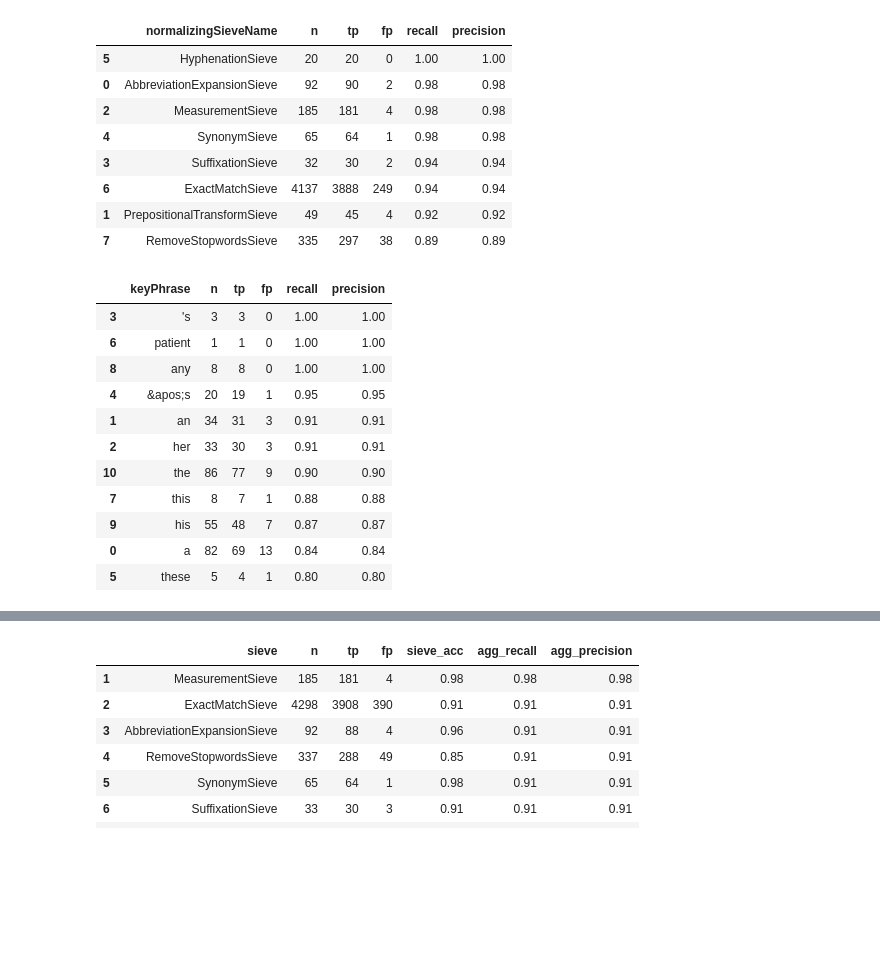
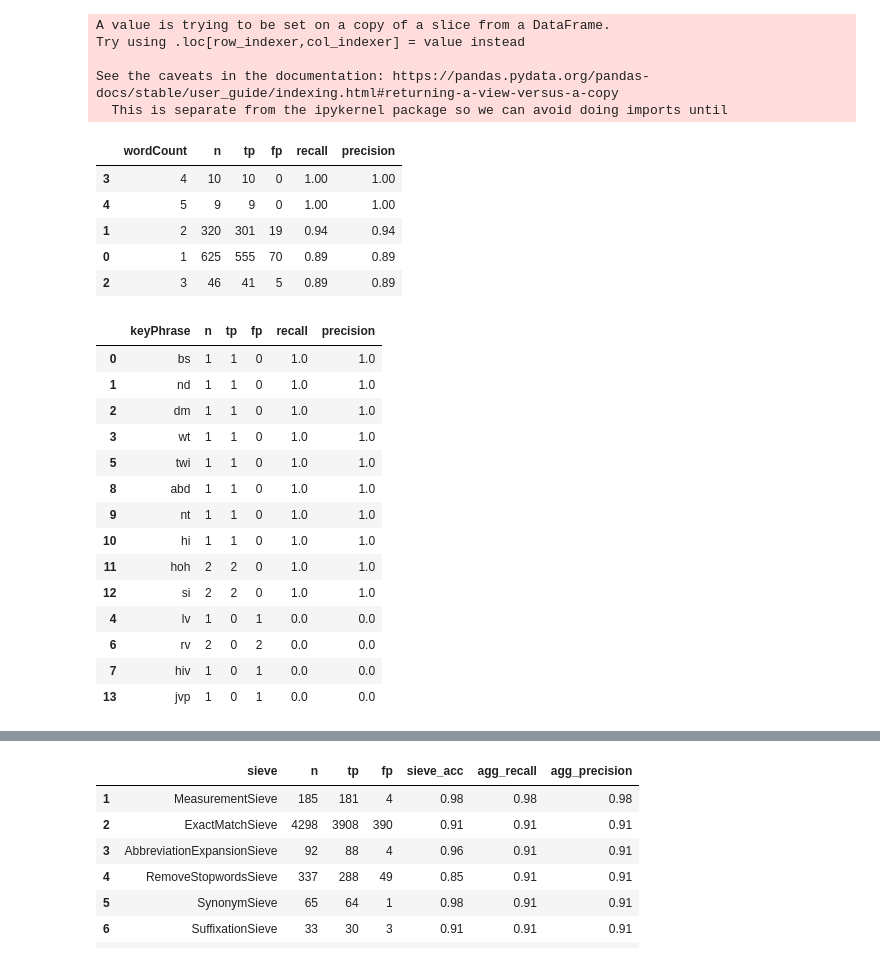
Before and after one commit to etfrenchvcu/disorder-normalizer, a Jupyter notebook: scripts/evaluate.ipynb, the cells around one changed output, grey strips where cells are left out. Drawn from its saved outputs; the diff is of its cells as text; code cells hidden in the pictures; blank space fills up the shorter version.

```diff
--- a/scripts/evaluate.ipynb
+++ b/scripts/evaluate.ipynb
@@ -116,8 +116,8 @@ def getAmbiguous(df):
 # %%
 %%time
 # Setup: Load terminology into dictionary, train, test, and results
-dataset = 'n2c2'
-cuiName, nameCui = readTerminology(f'../resources/{dataset}_terminology.txt')
+dataset = 'CUILESS2016'
+cuiName, nameCui = readTerminology(f'../resources/n2c2_terminology.txt')
 # train = readAnnotations(f'../{dataset}-data/train')
 # test = readAnnotations(f'../{dataset}-data/test')
 results = pd.read_csv(f'../{dataset}-data/output/results.txt',sep='\t')
@@ -138,4 +138,5 @@ analysis = analysis.assign(goldTypes=[cuiType[c] if c in cuiType else ['Missing'
 # assert len(analysis[(analysis.goldCui != 'CUI-less') & analysis.goldTypes=='Missing'])==0, 'Gold CUI missing ST'
 # assert len(analysis[analysis.goldNames=='Missing'])==0, 'Gold names missing'
 # assert len(analysis[analysis.goldTypes=='Missing'])==0, 'Gold types missing'
+sieveResults(results)
 # %% [output]
@@ -143,34 +154,42 @@ Wall time: 8.4 s
 # %%
 # Stratify performance by column
 normalized = analysis[analysis.normalized]
+normalized['wordCount'] = [len(x.split()) for x in normalized.name]
 stratifyByCol(normalized, 'normalizingSource')
 stratifyByCol(normalized, 'normalizingSieveName')
+stratifyByCol(normalized, 'wordCount')
 # stratifyByCols(normalized, ['normalizingSource','normalizingSieveName'])
 # display(stratifyByCols(normalized, ['predTypes','goldTypes']))
 # stratifyByCol(analysis, 'predTypes', asc=True)
 # stratifyByCol(analysis, 'goldTypes', asc=True)
 # %% [output]
+A value is trying to be set on a copy of a slice from a DataFrame.
+Try using .loc[row_indexer,col_indexer] = value instead
+
+See the caveats in the documentation: https://pandas.pydata.org/pandas-docs/stable/user_guide/indexing.html#returning-a-view-versus-a-copy
+  This is separate from the ipykernel package so we can avoid doing imports until
-|  | normalizingSieveName | n | tp | fp | recall | precision |
-| 5 | HyphenationSieve | 20 | 20 | 0 | 1.00 | 1.00 |
-| 0 | AbbreviationExpansionSieve | 92 | 90 | 2 | 0.98 | 0.98 |
-| 2 | MeasurementSieve | 185 | 181 | 4 | 0.98 | 0.98 |
-| 4 | SynonymSieve | 65 | 64 | 1 | 0.98 | 0.98 |
-| 3 | SuffixationSieve | 32 | 30 | 2 | 0.94 | 0.94 |
-| 6 | ExactMatchSieve | 4137 | 3888 | 249 | 0.94 | 0.94 |
-| 1 | PrepositionalTransformSieve | 49 | 45 | 4 | 0.92 | 0.92 |
-| 7 | RemoveStopwordsSieve | 335 | 297 | 38 | 0.89 | 0.89 |
+|  | wordCount | n | tp | fp | recall | precision |
+| 3 | 4 | 10 | 10 | 0 | 1.00 | 1.00 |
+| 4 | 5 | 9 | 9 | 0 | 1.00 | 1.00 |
+| 1 | 2 | 320 | 301 | 19 | 0.94 | 0.94 |
+| 0 | 1 | 625 | 555 | 70 | 0.89 | 0.89 |
+| 2 | 3 | 46 | 41 | 5 | 0.89 | 0.89 |
 # %%
-stratifyByCol(normalized[normalized.normalizingSieveName=='RemoveStopwordsSieve'], 'keyPhrase')
+stratifyByCol(normalized[normalized.normalizingSieveName=='AbbreviationExpansionSieve'], 'keyPhrase')
+# nameCui['stepoff']
 # %% [output]
 |  | keyPhrase | n | tp | fp | recall | precision |
-| 3 | 's | 3 | 3 | 0 | 1.00 | 1.00 |
-| 6 | patient | 1 | 1 | 0 | 1.00 | 1.00 |
-| 8 | any | 8 | 8 | 0 | 1.00 | 1.00 |
-| 4 | &apos;s | 20 | 19 | 1 | 0.95 | 0.95 |
-| 1 | an | 34 | 31 | 3 | 0.91 | 0.91 |
-| 2 | her | 33 | 30 | 3 | 0.91 | 0.91 |
-| 10 | the | 86 | 77 | 9 | 0.90 | 0.90 |
-| 7 | this | 8 | 7 | 1 | 0.88 | 0.88 |
-| 9 | his | 55 | 48 | 7 | 0.87 | 0.87 |
-| 0 | a | 82 | 69 | 13 | 0.84 | 0.84 |
-| 5 | these | 5 | 4 | 1 | 0.80 | 0.80 |
+| 0 | bs | 1 | 1 | 0 | 1.0 | 1.0 |
+| 1 | nd | 1 | 1 | 0 | 1.0 | 1.0 |
+| 2 | dm | 1 | 1 | 0 | 1.0 | 1.0 |
+| 3 | wt | 1 | 1 | 0 | 1.0 | 1.0 |
+| 5 | twi | 1 | 1 | 0 | 1.0 | 1.0 |
+| 8 | abd | 1 | 1 | 0 | 1.0 | 1.0 |
+| 9 | nt | 1 | 1 | 0 | 1.0 | 1.0 |
+| 10 | hi | 1 | 1 | 0 | 1.0 | 1.0 |
+| 11 | hoh | 2 | 2 | 0 | 1.0 | 1.0 |
+| 12 | si | 2 | 2 | 0 | 1.0 | 1.0 |
+| 4 | lv | 1 | 0 | 1 | 0.0 | 0.0 |
+| 6 | rv | 2 | 0 | 2 | 0.0 | 0.0 |
+| 7 | hiv | 1 | 0 | 1 | 0.0 | 0.0 |
+| 13 | jvp | 1 | 0 | 1 | 0.0 | 0.0 |
```
Also changed, not shown: parts of 7 cells of this notebook, 8 other files.
